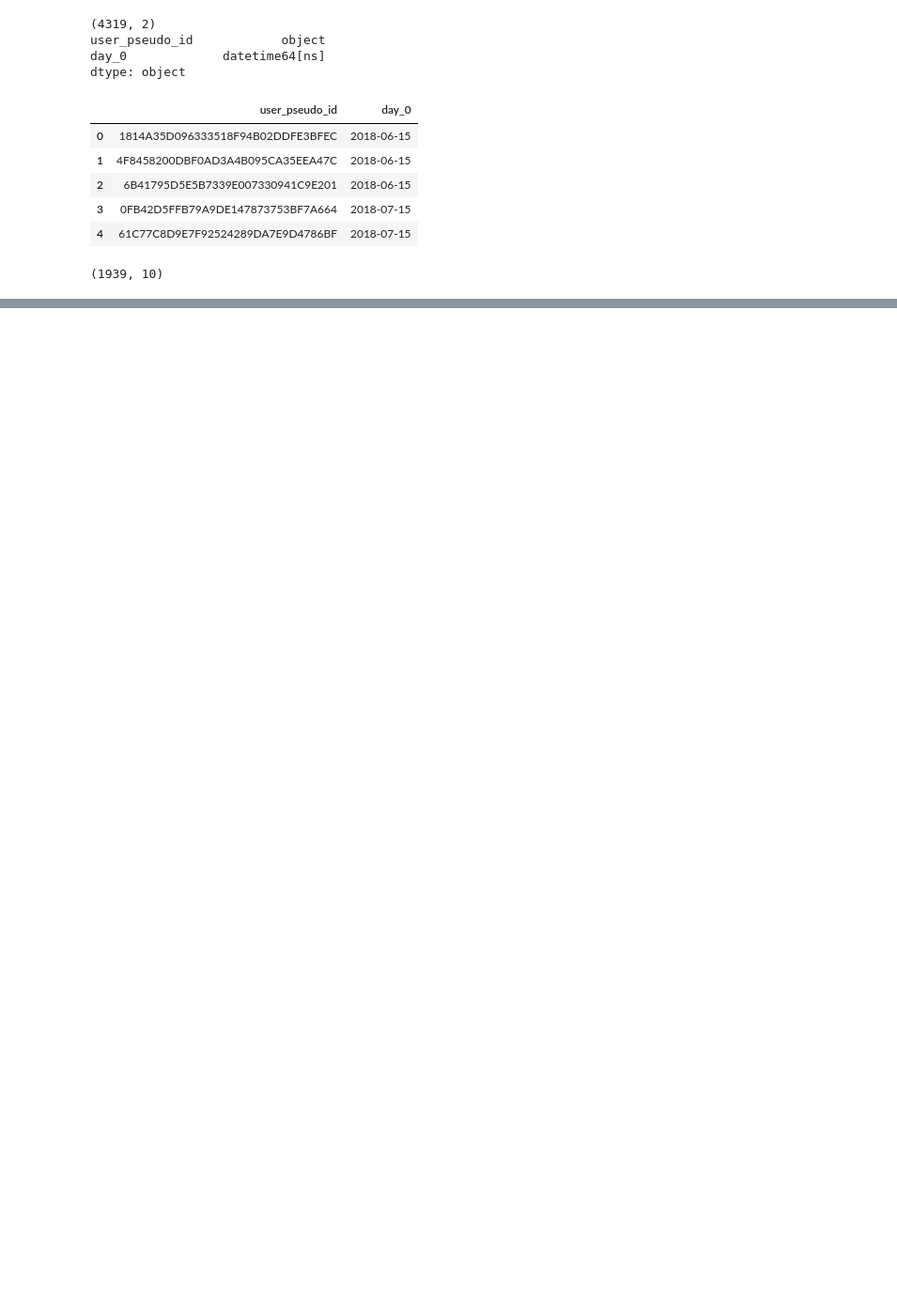
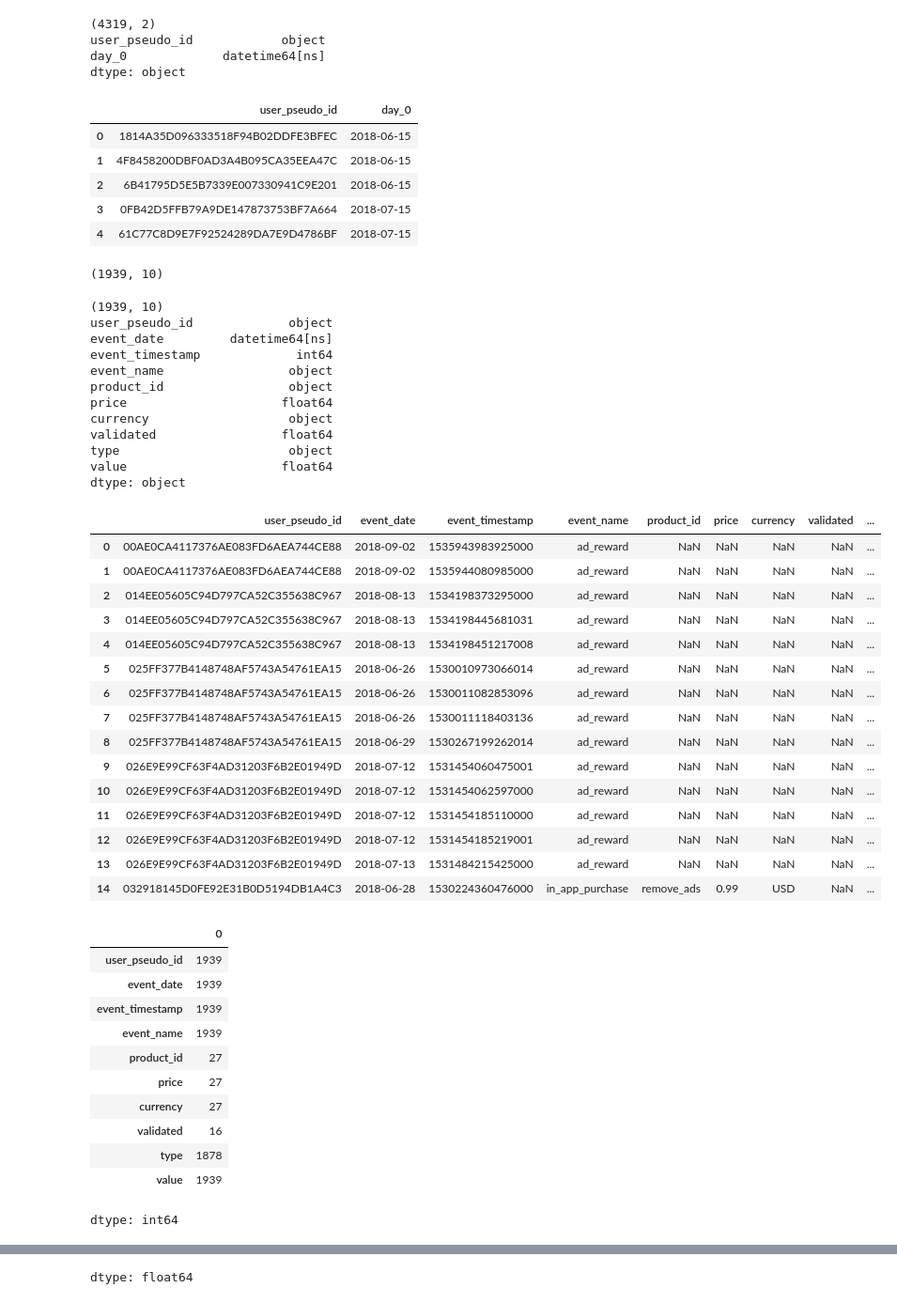
Before and after one commit to Adir-Amar/FloodIt-product-analytics, a Jupyter notebook: notebooks/03_event_pulls.ipynb, the cells around one changed output, grey strips where cells are left out. Shown at 94% size. Drawn from its saved outputs; the diff is of its cells as text; code cells hidden in the pictures; blank space fills up the shorter version.

```diff
--- a/notebooks/03_event_pulls.ipynb
+++ b/notebooks/03_event_pulls.ipynb
@@ -56,3 +57,54 @@ print(mon.shape)
 (1939, 10)
 # %%
 mon.to_csv("monetization_events.csv", index=False)
+# %%
+mon = pd.read_csv('monetization_events.csv', parse_dates = ['event_date'])
+
+print(mon.shape)
+print(mon.dtypes)
+display(mon.head(15))
+
+display(mon.notna().sum())
+
+display(mon[(mon.event_name == 'ad_reward') & (mon.type.isna())]['value'].describe())
+# %% [output]
+(1939, 10)
+user_pseudo_id             object
+event_date         datetime64[ns]
+event_timestamp             int64
+event_name                 object
+product_id                 object
+price                     float64
+currency                   object
+validated                 float64
+type                       object
+value                     float64
+dtype: object
+|  | user_pseudo_id | event_date | event_timestamp | event_name | product_id | price | currency | validated | ... |
+| 0 | 00AE0CA4117376AE083FD6AEA744CE88 | 2018-09-02 | 1535943983925000 | ad_reward | NaN | NaN | NaN | NaN | ... |
+| 1 | 00AE0CA4117376AE083FD6AEA744CE88 | 2018-09-02 | 1535944080985000 | ad_reward | NaN | NaN | NaN | NaN | ... |
+| 2 | 014EE05605C94D797CA52C355638C967 | 2018-08-13 | 1534198373295000 | ad_reward | NaN | NaN | NaN | NaN | ... |
+| 3 | 014EE05605C94D797CA52C355638C967 | 2018-08-13 | 1534198445681031 | ad_reward | NaN | NaN | NaN | NaN | ... |
+| 4 | 014EE05605C94D797CA52C355638C967 | 2018-08-13 | 1534198451217008 | ad_reward | NaN | NaN | NaN | NaN | ... |
+| 5 | 025FF377B4148748AF5743A54761EA15 | 2018-06-26 | 1530010973066014 | ad_reward | NaN | NaN | NaN | NaN | ... |
+| 6 | 025FF377B4148748AF5743A54761EA15 | 2018-06-26 | 1530011082853096 | ad_reward | NaN | NaN | NaN | NaN | ... |
+| 7 | 025FF377B4148748AF5743A54761EA15 | 2018-06-26 | 1530011118403136 | ad_reward | NaN | NaN | NaN | NaN | ... |
+| 8 | 025FF377B4148748AF5743A54761EA15 | 2018-06-29 | 1530267199262014 | ad_reward | NaN | NaN | NaN | NaN | ... |
+| 9 | 026E9E99CF63F4AD31203F6B2E01949D | 2018-07-12 | 1531454060475001 | ad_reward | NaN | NaN | NaN | NaN | ... |
+| 10 | 026E9E99CF63F4AD31203F6B2E01949D | 2018-07-12 | 1531454062597000 | ad_reward | NaN | NaN | NaN | NaN | ... |
+| 11 | 026E9E99CF63F4AD31203F6B2E01949D | 2018-07-12 | 1531454185110000 | ad_reward | NaN | NaN | NaN | NaN | ... |
+| 12 | 026E9E99CF63F4AD31203F6B2E01949D | 2018-07-12 | 1531454185219001 | ad_reward | NaN | NaN | NaN | NaN | ... |
+| 13 | 026E9E99CF63F4AD31203F6B2E01949D | 2018-07-13 | 1531484215425000 | ad_reward | NaN | NaN | NaN | NaN | ... |
+| 14 | 032918145D0FE92E31B0D5194DB1A4C3 | 2018-06-28 | 1530224360476000 | in_app_purchase | remove_ads | 0.99 | USD | NaN | ... |
+|  | 0 |
+| user_pseudo_id | 1939 |
+| event_date | 1939 |
+| event_timestamp | 1939 |
+| event_name | 1939 |
+| product_id | 27 |
+| price | 27 |
+| currency | 27 |
+| validated | 16 |
+| type | 1878 |
+| value | 1939 |
+dtype: int64
@@ -58,0 +120 @@ mon.to_csv("monetization_events.csv", index=False)
+dtype: float64
```
Also changed, not shown: parts of 6 cells of this notebook.
